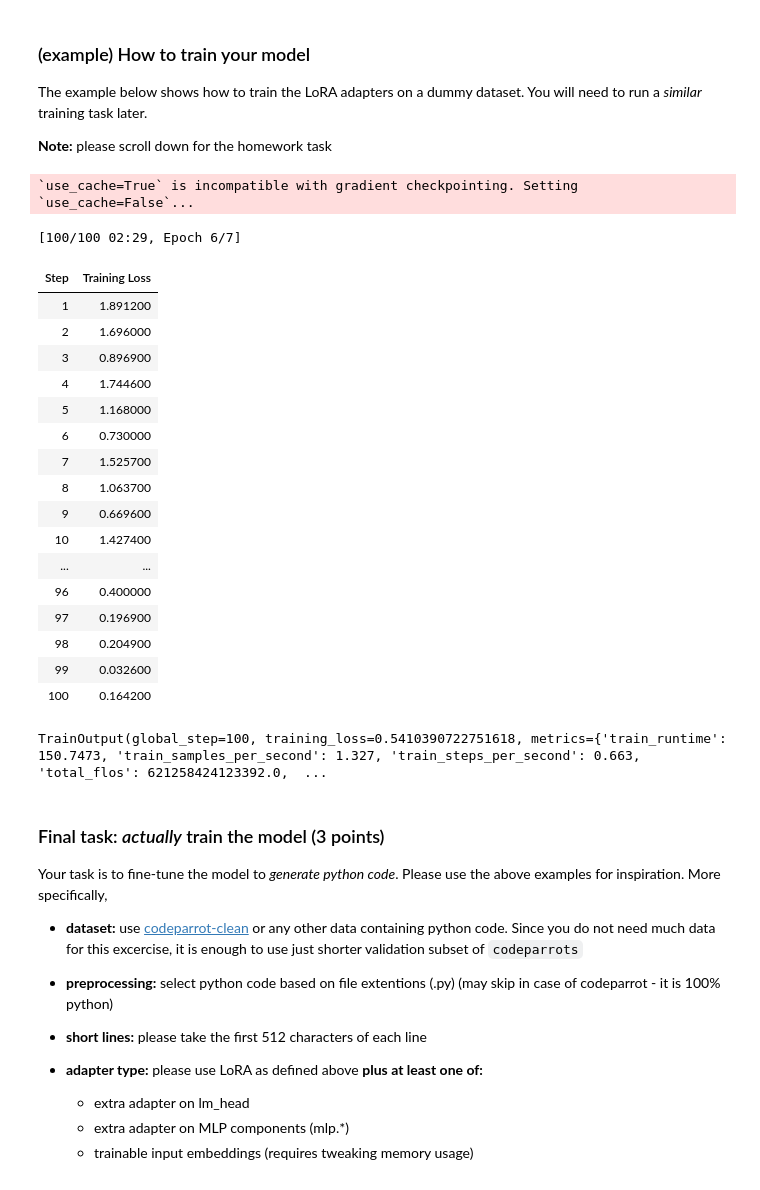
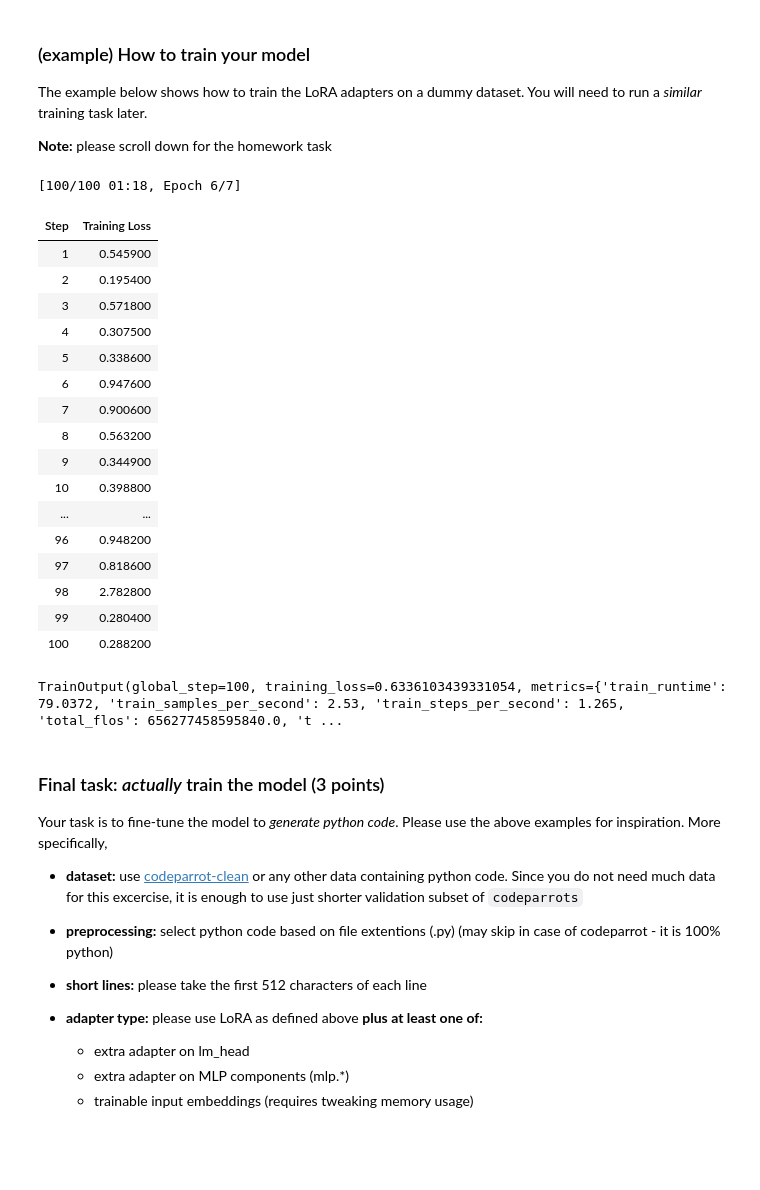
Before and after one commit to Aphelack/nlp_course, a Jupyter notebook: week07_finetuning/seminar.ipynb, the cells around one changed output. Cells and saved outputs as stored; diff of their text form; code cells hidden in the pictures; blank space fills up the shorter version.

Commit message:
unseccess training python qwen

```diff
--- a/week07_finetuning/seminar.ipynb
+++ b/week07_finetuning/seminar.ipynb
@@ -33,12 +17,12 @@ Note: you may need to restart the kernel to use updated packages.
+# %%
+model_name = 'unsloth/Qwen3-8B-Base-bnb-4bit'
+
+tokenizer = transformers.AutoTokenizer.from_pretrained(model_name, device_map='auto')
+tokenizer.pad_token_id = tokenizer.eos_token_id
 # %%
-model_name = 'unsloth/Qwen3-8B-Base-bnb-4bit'
-
-tokenizer = transformers.AutoTokenizer.from_pretrained(model_name, device_map=device)
-tokenizer.pad_token_id = tokenizer.eos_token_id
-
 # the main model weights are loaded in 4-bit precision - but we can still tune LoRAs
 model = transformers.AutoModelForCausalLM.from_pretrained(
-    model_name, device_map='auto', low_cpu_mem_usage=True, offload_state_dict=True,
+    model_name, device_map='', low_cpu_mem_usage=True, offload_state_dict=True,
     load_in_4bit=True, torch_dtype=torch.float32,  # weights are 4-bit; layernorms and activations are fp32
 )
 for param in model.parameters():
@@ -307,45 +371,45 @@ __Note:__ please scroll down for the homework task
 # %%
 # checking if the model can learn. Change max_steps for proper training
 import datasets
 data = datasets.load_dataset("Abirate/english_quotes", split="train[:32]") # 32 lines
 data = data.map(lambda samples: tokenizer(samples['quote']), batched=True)
 model._hf_peft_config_loaded = True  # silence a warning from HF trainer
+model.config.use_cache = False
 
 trainer = transformers.Trainer(
     model=model, train_dataset=data,
     args=transformers.TrainingArguments(
         per_device_train_batch_size=2, gradient_accumulation_steps=1,
         # note: if you want larger batch size, increase gradient_accumulation_steps
         warmup_steps=250, max_steps=100, learning_rate=2e-4, fp16=True,
-        logging_steps=1, output_dir='outputs', report_to=None),
+        logging_steps=1, output_dir='outputs', report_to=None, save_strategy='no'),
     data_collator=transformers.DataCollatorForLanguageModeling(tokenizer, mlm=False)
 )
 # if you see cache warnings, set `model.config.use_cache = False` to silence them. Please re-enable for inference!
 
 trainer.train()
 
 # NOTE: this is just an example! you do not have to wait for this progressbar to finish :)
 # %% [output]
-`use_cache=True` is incompatible with gradient checkpointing. Setting `use_cache=False`...
+[100/100 01:18, Epoch 6/7]
+| Step | Training Loss |
+| 1 | 0.545900 |
+| 2 | 0.195400 |
+| 3 | 0.571800 |
+| 4 | 0.307500 |
+| 5 | 0.338600 |
+| 6 | 0.947600 |
+| 7 | 0.900600 |
+| 8 | 0.563200 |
+| 9 | 0.344900 |
+| 10 | 0.398800 |
+| ... | ... |
+| 96 | 0.948200 |
+| 97 | 0.818600 |
+| 98 | 2.782800 |
+| 99 | 0.280400 |
+| 100 | 0.288200 |
-[100/100 02:29, Epoch 6/7]
+TrainOutput(global_step=100, training_loss=0.6336103439331054, metrics={'train_runtime': 79.0372, 'train_samples_per_second': 2.53, 'train_steps_per_second': 1.265, 'total_flos': 656277458595840.0, 't ...
-| Step | Training Loss |
-| 1 | 1.891200 |
-| 2 | 1.696000 |
-| 3 | 0.896900 |
-| 4 | 1.744600 |
-| 5 | 1.168000 |
-| 6 | 0.730000 |
-| 7 | 1.525700 |
-| 8 | 1.063700 |
-| 9 | 0.669600 |
-| 10 | 1.427400 |
-| ... | ... |
-| 96 | 0.400000 |
-| 97 | 0.196900 |
-| 98 | 0.204900 |
-| 99 | 0.032600 |
-| 100 | 0.164200 |
-TrainOutput(global_step=100, training_loss=0.5410390722751618, metrics={'train_runtime': 150.7473, 'train_samples_per_second': 1.327, 'train_steps_per_second': 0.663, 'total_flos': 621258424123392.0,  ...
 # %% [markdown]
 ### Final task: *actually* train the model (3 points)
 
```
Also changed, not shown: parts of 26 cells of this notebook, 1 other file.
